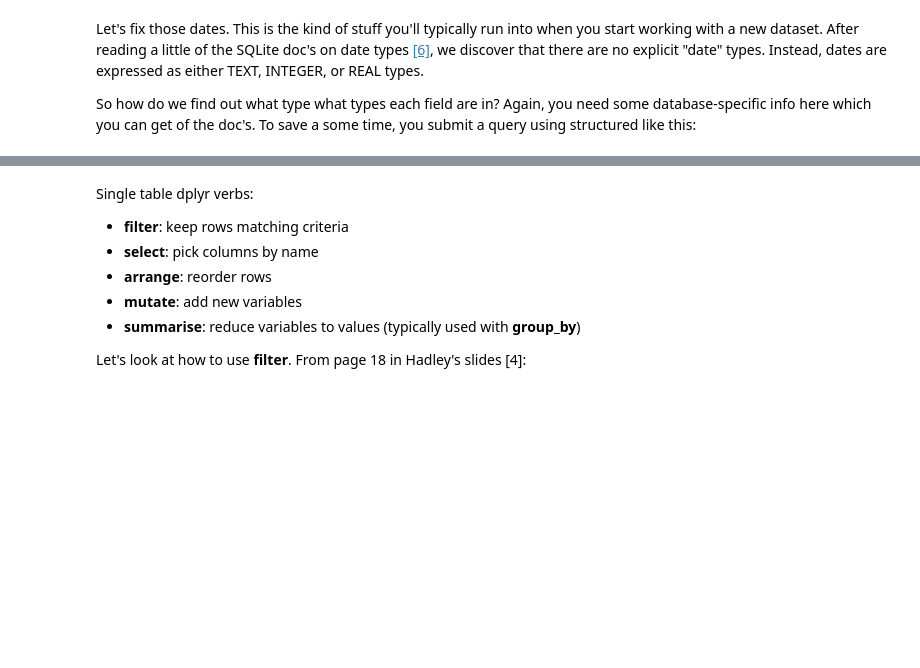
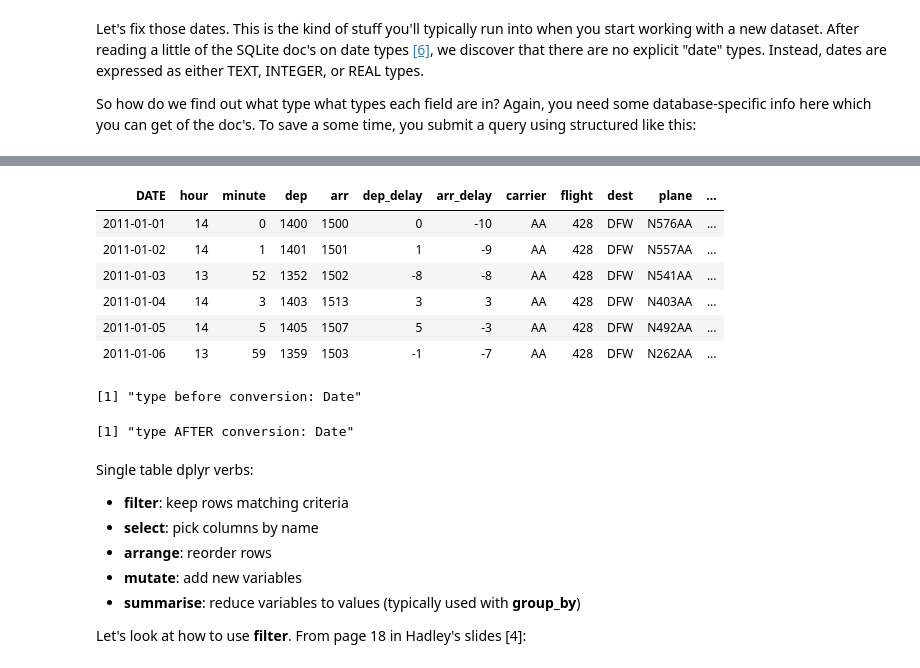
Before and after one commit to focods/WonderfulML, a Jupyter notebook: docs/notebooks/session06_r_data_wrangeling.ipynb, the cells around one changed output, grey strips where cells are left out. Saved outputs shown, nothing was run; the diff lists cells and outputs as text; code cells hidden in the pictures; blank space fills up the shorter version.

```diff
--- a/docs/notebooks/session06_r_data_wrangeling.ipynb
+++ b/docs/notebooks/session06_r_data_wrangeling.ipynb
@@ -57,15 +84,25 @@ data_types_flights
 # %%
 query_string <- paste0("SELECT date(date, '6682 years', '38 days') as DATE, ",
                        "hour, minute, dep, arr, dep_delay, arr_delay, carrier, ",
                        "flight, dest, plane, cancelled, time, dist FROM flights")
-flight_data <- dbGetQuery(con, query_string)
+flights <- dbGetQuery(con, query_string)
 head(flight_data)
 msg <- paste0("type before conversion: ", class(flight_data$DATE))
 msg
 suppressMessages(suppressWarnings(library(dplyr)))
-flight_data <- mutate(flight_data, DATE = as.Date(DATE))
+flights <- mutate(flights, DATE = as.Date(DATE))
 msg <- paste0("type AFTER conversion: ", class(flight_data$DATE))
 msg
+# %% [output]
+| DATE | hour | minute | dep | arr | dep_delay | arr_delay | carrier | flight | dest | plane | ... |
+| 2011-01-01 | 14 | 0 | 1400 | 1500 | 0 | -10 | AA | 428 | DFW | N576AA | ... |
+| 2011-01-02 | 14 | 1 | 1401 | 1501 | 1 | -9 | AA | 428 | DFW | N557AA | ... |
+| 2011-01-03 | 13 | 52 | 1352 | 1502 | -8 | -8 | AA | 428 | DFW | N541AA | ... |
+| 2011-01-04 | 14 | 3 | 1403 | 1513 | 3 | 3 | AA | 428 | DFW | N403AA | ... |
+| 2011-01-05 | 14 | 5 | 1405 | 1507 | 5 | -3 | AA | 428 | DFW | N492AA | ... |
+| 2011-01-06 | 13 | 59 | 1359 | 1503 | -1 | -7 | AA | 428 | DFW | N262AA | ... |
+[1] "type before conversion: Date"
+[1] "type AFTER conversion: Date"
 # %% [markdown]
 Single table dplyr verbs:
 
```
Also changed, not shown: parts of 12 cells of this notebook.
